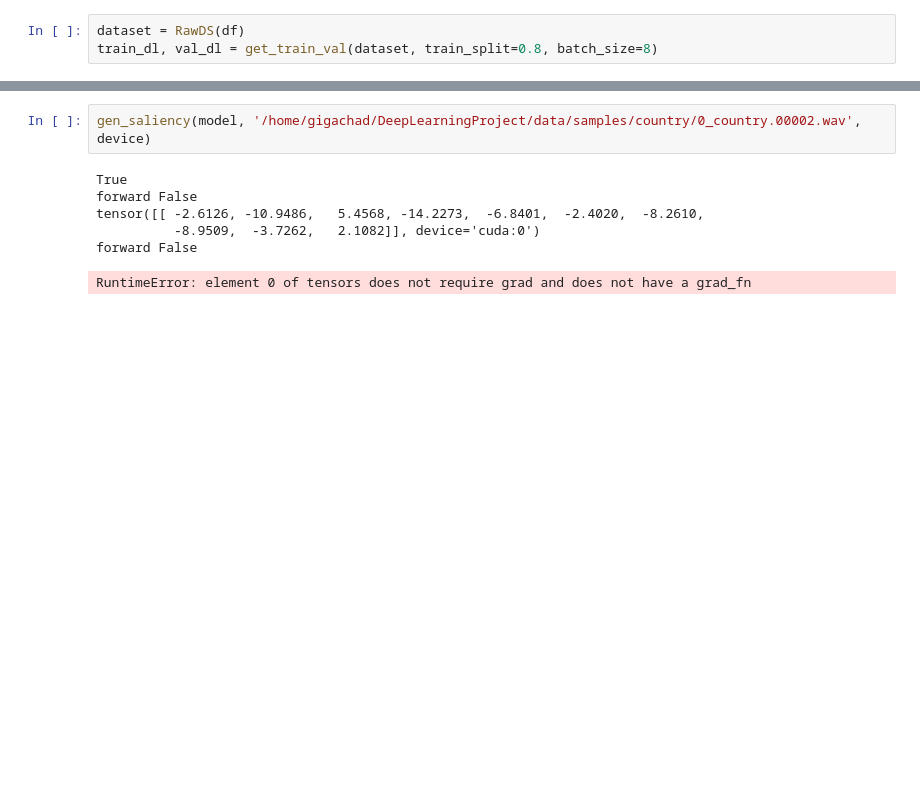
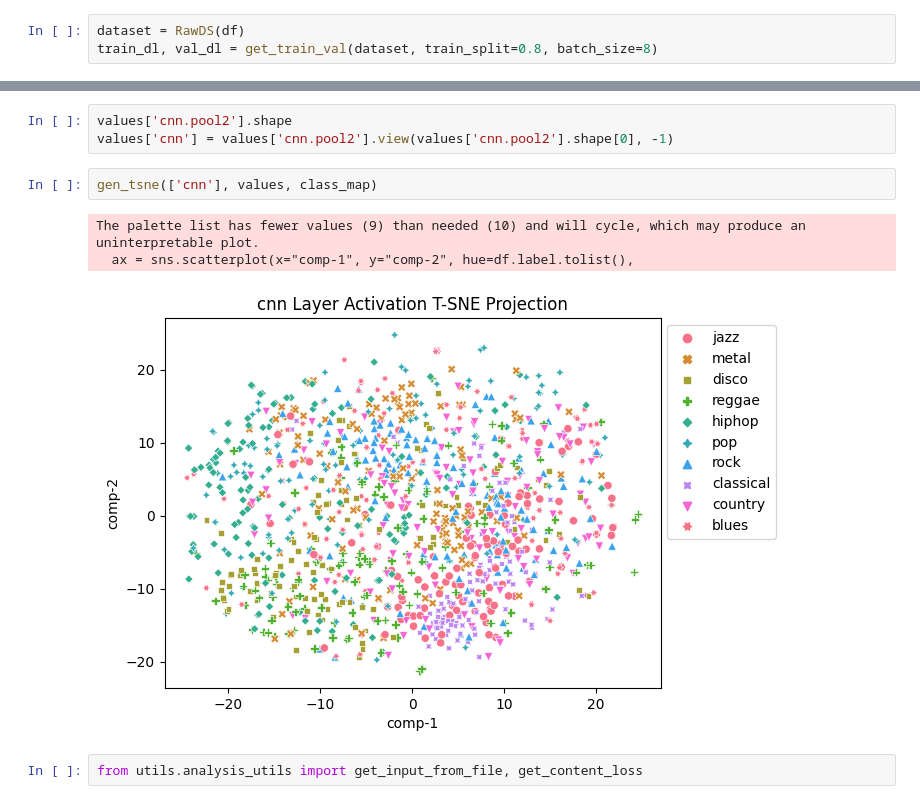
Before and after one commit to brianmodel/DeepLearningProject, a Jupyter notebook: audio_classification.ipynb, the cells around one changed output, grey strips where cells are left out. Drawn from its saved outputs; the diff is of its cells as text; blank space fills up the shorter version.

Commit message:
Bunch of stuff and content loss

```diff
--- a/audio_classification.ipynb
+++ b/audio_classification.ipynb
@@ -144,9 +200,11 @@ NameError: name 'values' is not defined
+# %%
+values['cnn.pool2'].shape
+values['cnn'] = values['cnn.pool2'].view(values['cnn.pool2'].shape[0], -1)
 # %%
-gen_saliency(model, '/home/gigachad/DeepLearningProject/data/samples/country/0_country.00002.wav', device)
+gen_tsne(['cnn'], values, class_map)
 # %% [output]
-True
-forward False
-tensor([[ -2.6126, -10.9486,   5.4568, -14.2273,  -6.8401,  -2.4020,  -8.2610,
-          -8.9509,  -3.7262,   2.1082]], device='cuda:0')
-forward False
+The palette list has fewer values (9) than needed (10) and will cycle, which may produce an uninterpretable plot.
+  ax = sns.scatterplot(x="comp-1", y="comp-2", hue=df.label.tolist(),
-RuntimeError: element 0 of tensors does not require grad and does not have a grad_fn
+[figure, added]
+# %%
+from utils.analysis_utils import get_input_from_file, get_content_loss
```
Also changed, not shown: parts of 14 cells of this notebook, 14 other files.
